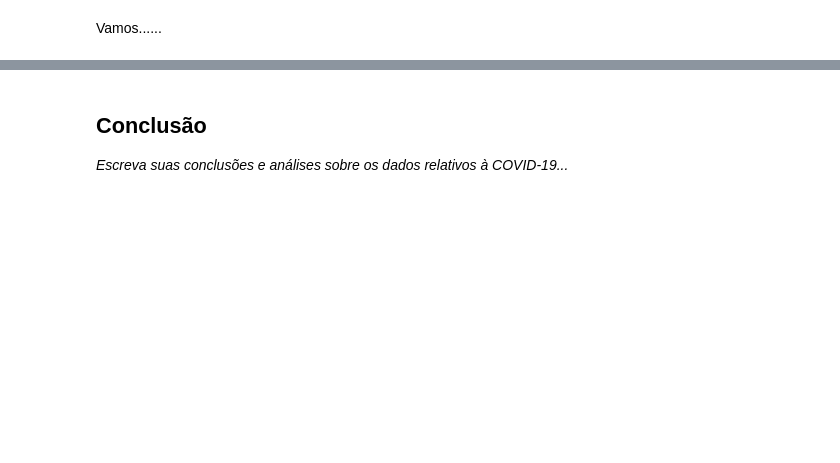
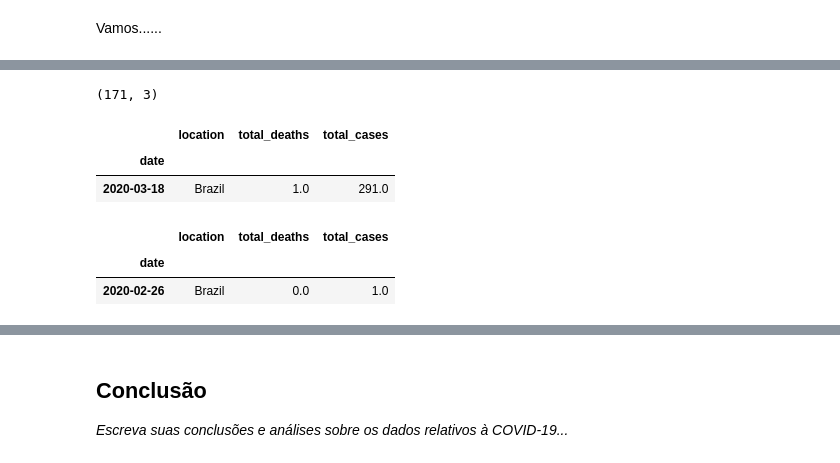
Before and after one commit to jvataidee/DataAnalysis, a Jupyter notebook: Panorama_do_COVID_19_no_Brasil.ipynb, the cells around one changed output, grey strips where cells are left out. Drawn from its saved outputs; the diff is of its cells as text; code cells hidden in the pictures; blank space fills up the shorter version.

```diff
--- a/Panorama_do_COVID_19_no_Brasil.ipynb
+++ b/Panorama_do_COVID_19_no_Brasil.ipynb
@@ -276,0 +270,29 @@ Vamos......
+# %%
+covid_brasil = covid_death.loc[covid_death.location == "Brazil"].copy()
+# %%
+#@title
+covid_brasil = covid_brasil.set_index(["date"], drop = True)
+# %%
+#@title
+covid_brasil = covid_brasil.drop(["index", "gdp_per_capita"], axis = 1)
+# %%
+covid_brasil.shape
+# %% [output]
+(171, 3)
+# %%
+primeira_morte =  covid_brasil.total_deaths == 1
+primeira_caso =  covid_brasil.total_cases == 1
+# %%
+primeira_morte  = covid_brasil[primeira_morte].sort_index().head(1)
+primeira_morte
+# %% [output]
+|  | location | total_deaths | total_cases |
+| date |  |  |  |
+| 2020-03-18 | Brazil | 1.0 | 291.0 |
+# %%
+primeiro_caso = covid_brasil[primeira_caso].sort_index().head(1)
+primeiro_caso
+# %% [output]
+|  | location | total_deaths | total_cases |
+| date |  |  |  |
+| 2020-02-26 | Brazil | 0.0 | 1.0 |
```
Also changed, not shown: parts of 16 cells of this notebook.
